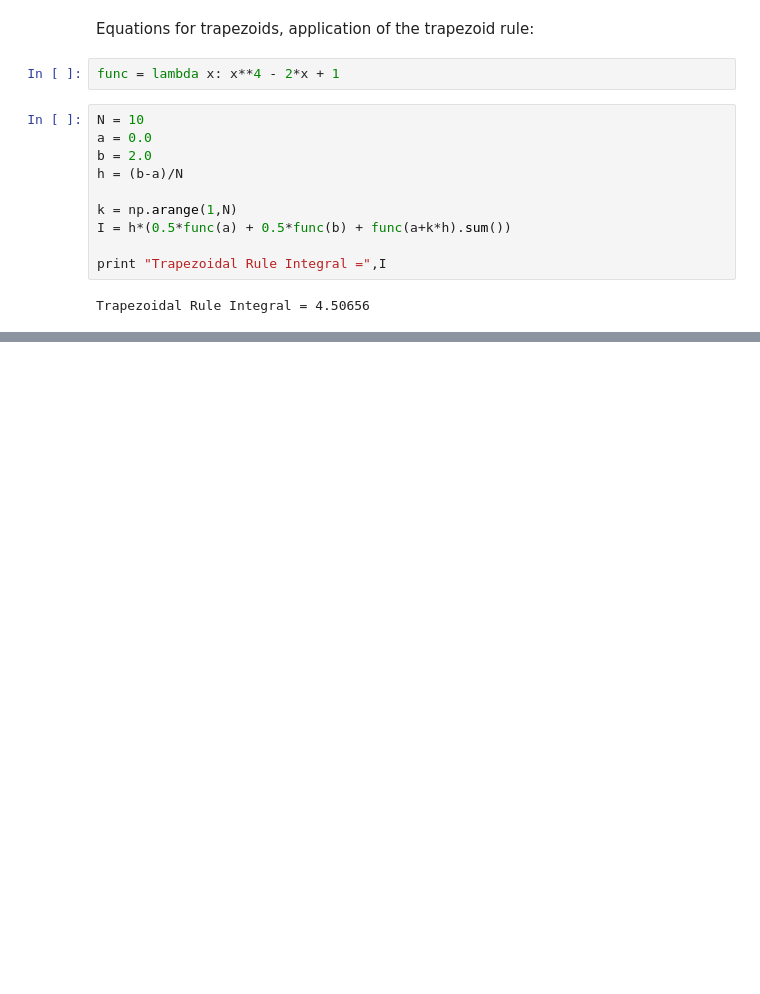
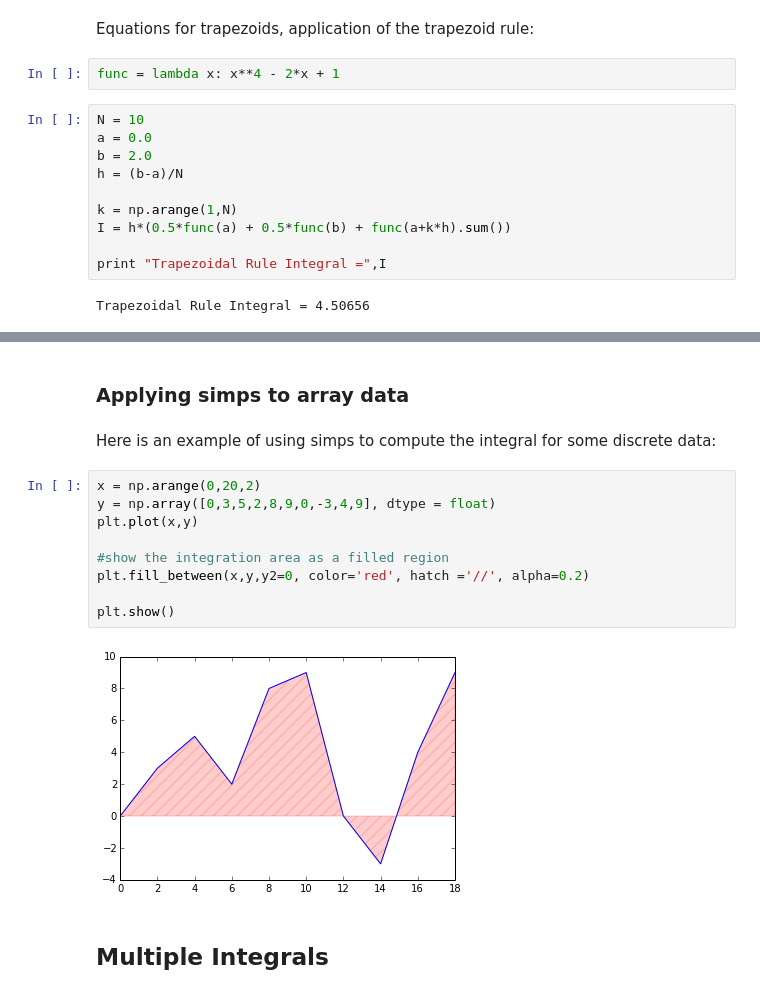
Before and after one commit to dclove202/PHYS202-S14, a Jupyter notebook: SciPy/IntegrationTour.ipynb, the cells around one changed output, grey strips where cells are left out. Saved outputs shown, nothing was run; the diff lists cells and outputs as text; blank space fills up the shorter version.

Commit message:
Worked on Integration, interpolation and differentiation in class

```diff
--- a/SciPy/IntegrationTour.ipynb
+++ b/SciPy/IntegrationTour.ipynb
@@ -26,0 +117,17 @@ Trapezoidal Rule Integral = 4.50656
+# %% [markdown]
+### Applying simps to array data
+# %% [markdown]
+Here is an example of using simps to compute the integral for some discrete data:
+# %%
+x = np.arange(0,20,2)
+y = np.array([0,3,5,2,8,9,0,-3,4,9], dtype = float)
+plt.plot(x,y)
+
+#show the integration area as a filled region
+plt.fill_between(x,y,y2=0, color='red', hatch ='//', alpha=0.2)
+
+plt.show()
+# %% [output]
+[figure, added]
+# %% [markdown]
+## Multiple Integrals
```
Also changed, not shown: parts of 22 cells of this notebook, 3 other files.
